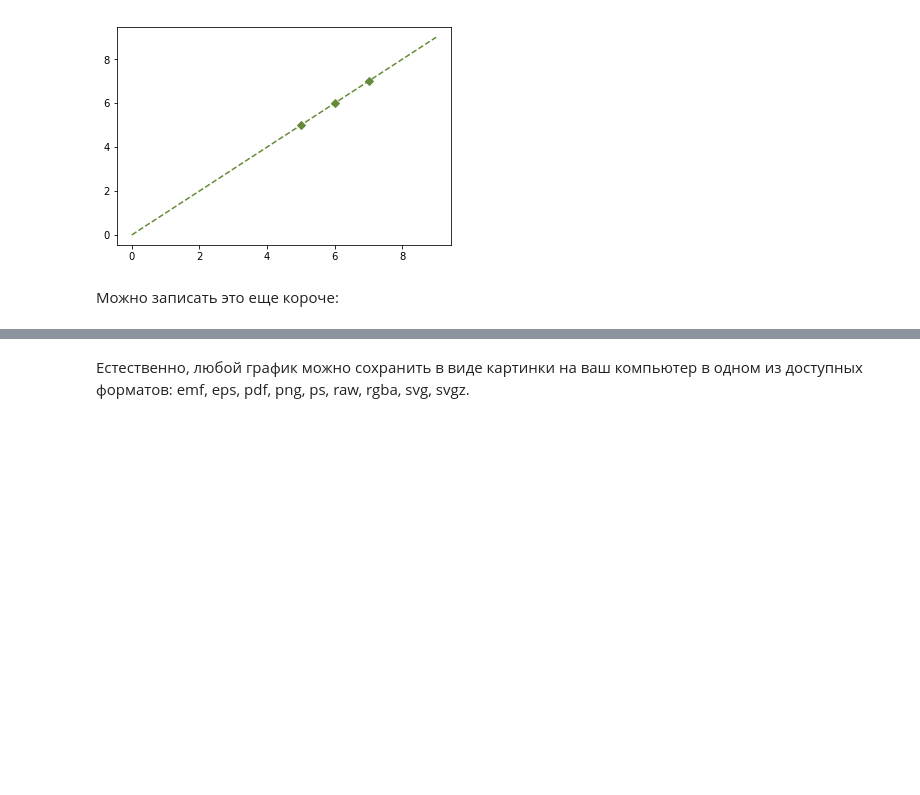
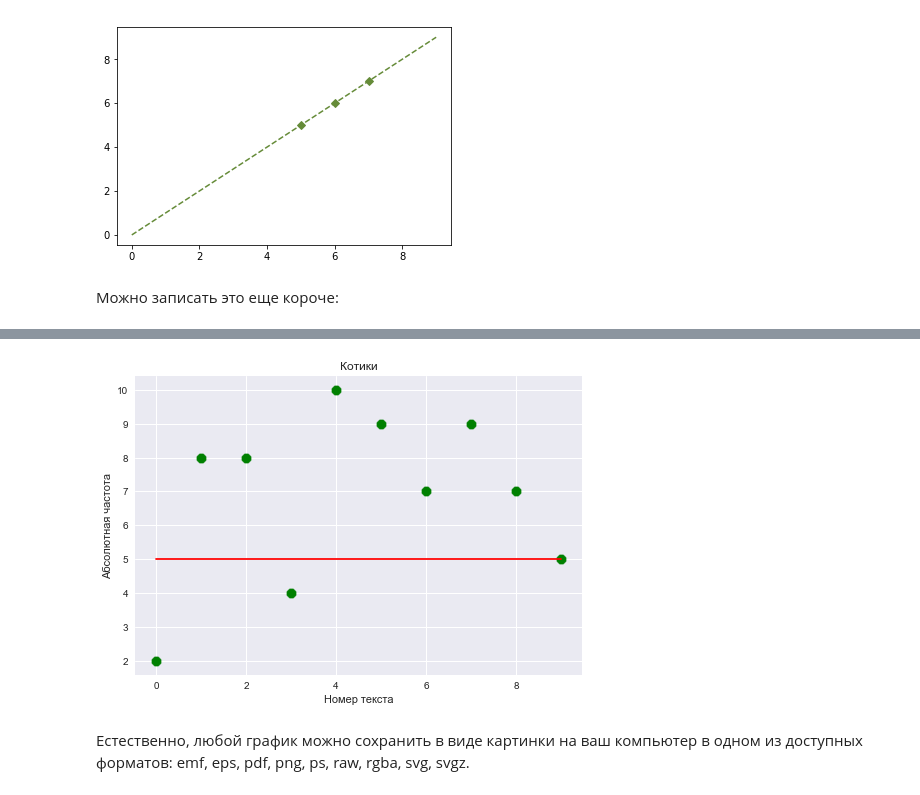
Before and after one commit to ancatmara/python-for-dh, a Jupyter notebook: Classes/13/Matplotlib.ipynb, the cells around one changed output, grey strips where cells are left out. Cells and saved outputs as stored; diff of their text form; code cells hidden in the pictures; blank space fills up the shorter version.

```diff
--- a/Classes/13/Matplotlib.ipynb
+++ b/Classes/13/Matplotlib.ipynb
@@ -136,2 +158,14 @@ plt.plot(range(10), '--gD', markevery=[5, 6,7])
+# %%
+A = [2, 8, 8, 4, 10, 9, 7, 9, 7, 5]
+
+plt.scatter(range(10), A, c='g', marker="8", s=100)
+plt.plot(range(10), [5] * 10, c='r')
+plt.title("Котики")
+plt.xlabel("Номер текста")
+plt.ylabel("Абсолютная частота")
+
+plt.show()
+# %% [output]
+[figure, added]
 # %% [markdown]
 Естественно, любой график можно сохранить в виде картинки на ваш компьютер в одном из доступных форматов: emf, eps, pdf, png, ps, raw, rgba, svg, svgz.
```
Also changed, not shown: parts of 16 cells of this notebook, 5 other files.
